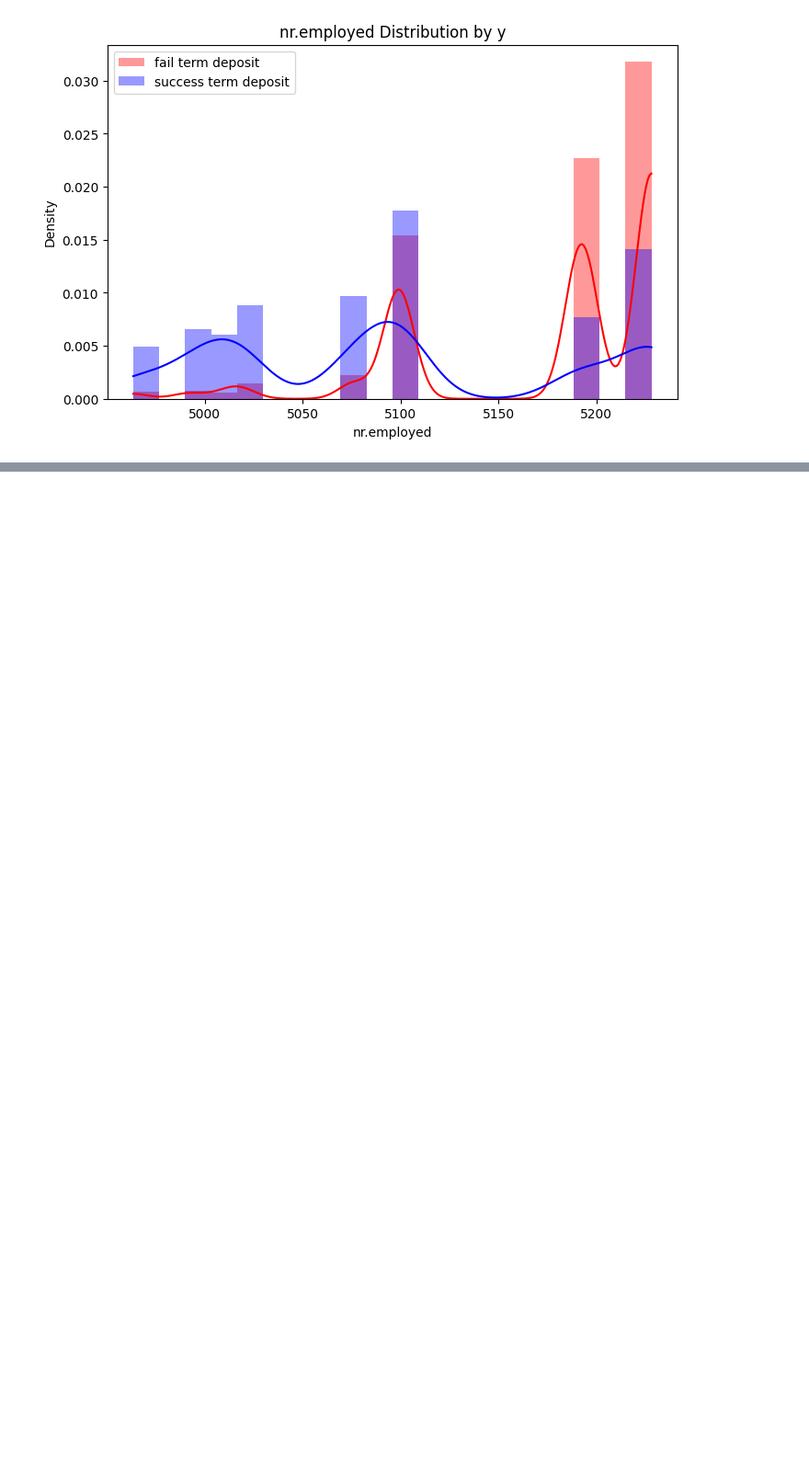
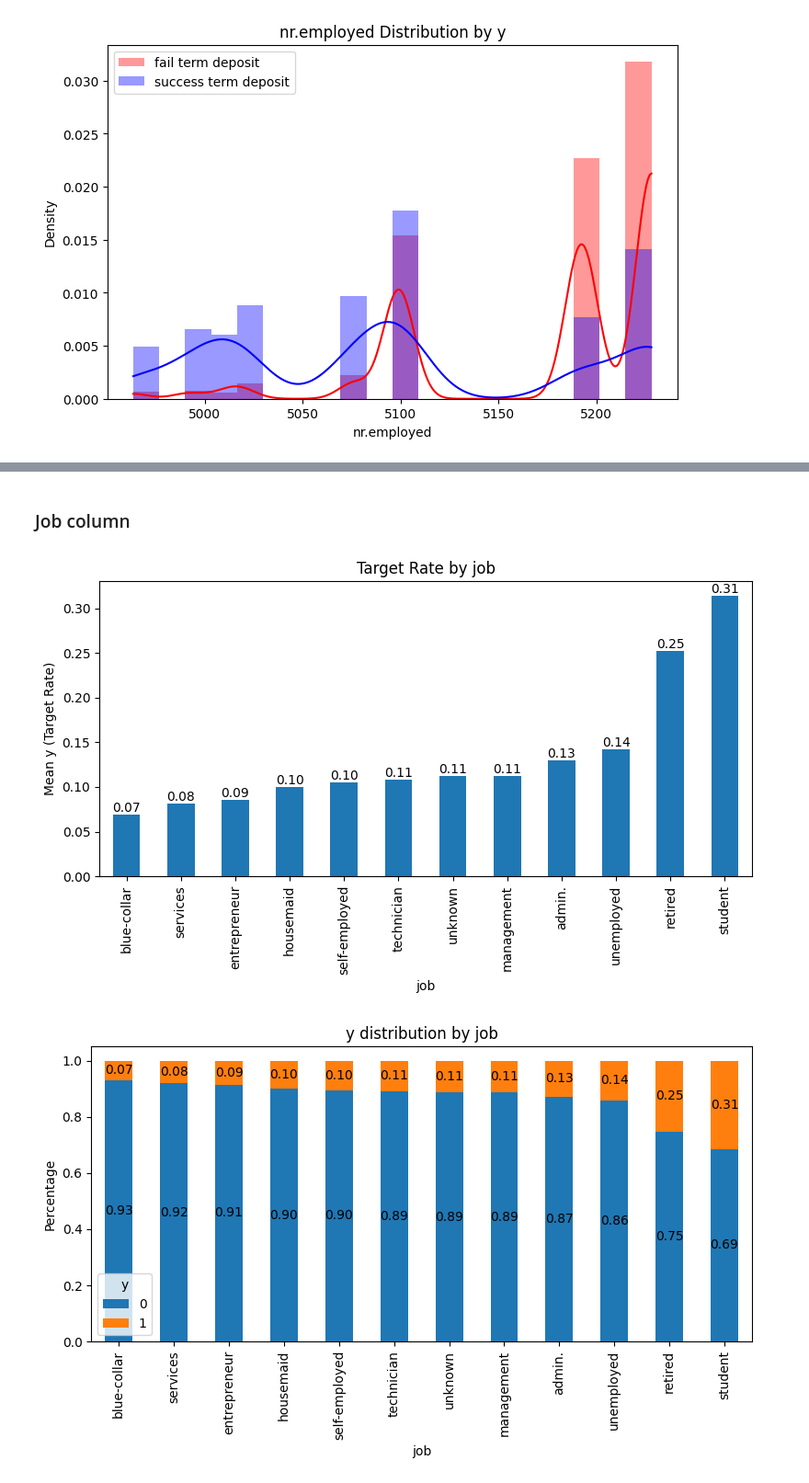
Before and after one commit to Maxstef/ml-bank-additional-project, a Jupyter notebook: notebooks/01_eda.ipynb, the cells around one changed output, grey strips where cells are left out. Shown at 92% size. Saved outputs shown, nothing was run; the diff lists cells and outputs as text; code cells hidden in the pictures; blank space fills up the shorter version.

```diff
--- a/notebooks/01_eda.ipynb
+++ b/notebooks/01_eda.ipynb
@@ -309,0 +379,18 @@ for col in cols:
+# %% [markdown]
+### Job column
+# %%
+from src.visualizations import plot_target_rate_by_category, plot_target_distribution_by_category
+
+plot_target_rate_by_category(
+    categorical_df,
+    col="job",
+    target_col=target_col,
+)
+plot_target_distribution_by_category(
+    categorical_df,
+    col="job",
+    target_col=target_col,
+)
+# %% [output]
+[figure, added]
+[figure, added]
```
Also changed, not shown: parts of 41 cells of this notebook, 4 other files.
